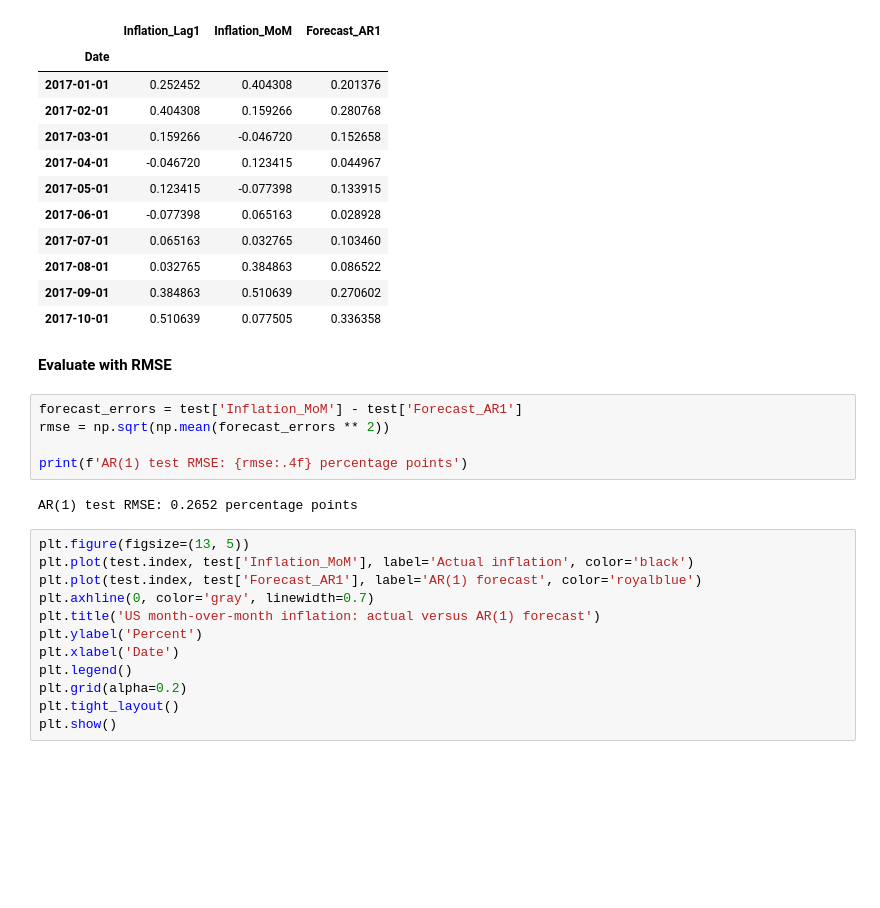
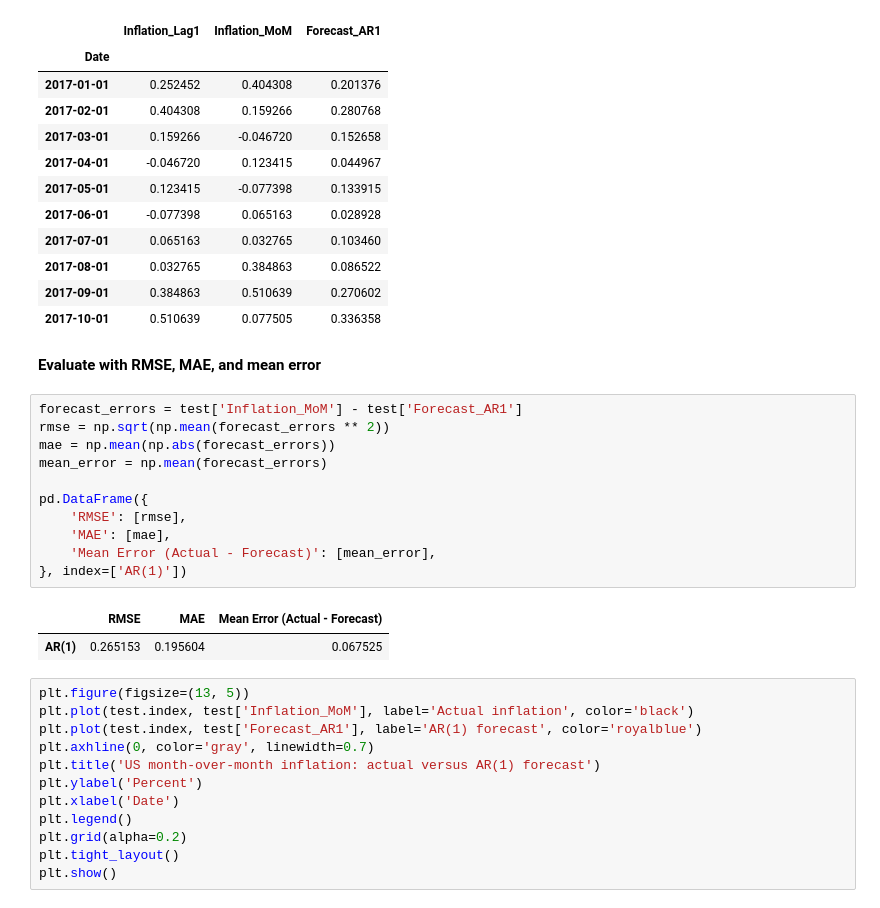
Before and after one commit to zahra-ynp/Thesis, a Jupyter notebook: modelling/notebooks/learning/02_AR1_Baseline.ipynb, the cells around one changed output. Drawn from its saved outputs; the diff is of its cells as text; blank space fills up the shorter version.

```diff
--- a/modelling/notebooks/learning/02_AR1_Baseline.ipynb
+++ b/modelling/notebooks/learning/02_AR1_Baseline.ipynb
@@ -149,14 +149,21 @@ test[['Inflation_Lag1', 'Inflation_MoM', 'Forecast_AR1']].head(10)
 | 2017-09-01 | 0.384863 | 0.510639 | 0.270602 |
 | 2017-10-01 | 0.510639 | 0.077505 | 0.336358 |
 # %% [markdown]
-**Evaluate with RMSE**
+**Evaluate with RMSE, MAE, and mean error**
 # %%
 forecast_errors = test['Inflation_MoM'] - test['Forecast_AR1']
 rmse = np.sqrt(np.mean(forecast_errors ** 2))
+mae = np.mean(np.abs(forecast_errors))
+mean_error = np.mean(forecast_errors)
 
-print(f'AR(1) test RMSE: {rmse:.4f} percentage points')
+pd.DataFrame({
+    'RMSE': [rmse],
+    'MAE': [mae],
+    'Mean Error (Actual - Forecast)': [mean_error],
+}, index=['AR(1)'])
 # %% [output]
-AR(1) test RMSE: 0.2652 percentage points
+|  | RMSE | MAE | Mean Error (Actual - Forecast) |
+| AR(1) | 0.265153 | 0.195604 | 0.067525 |
 # %%
 plt.figure(figsize=(13, 5))
 plt.plot(test.index, test['Inflation_MoM'], label='Actual inflation', color='black')
```
Also changed, not shown: 4 other files.
